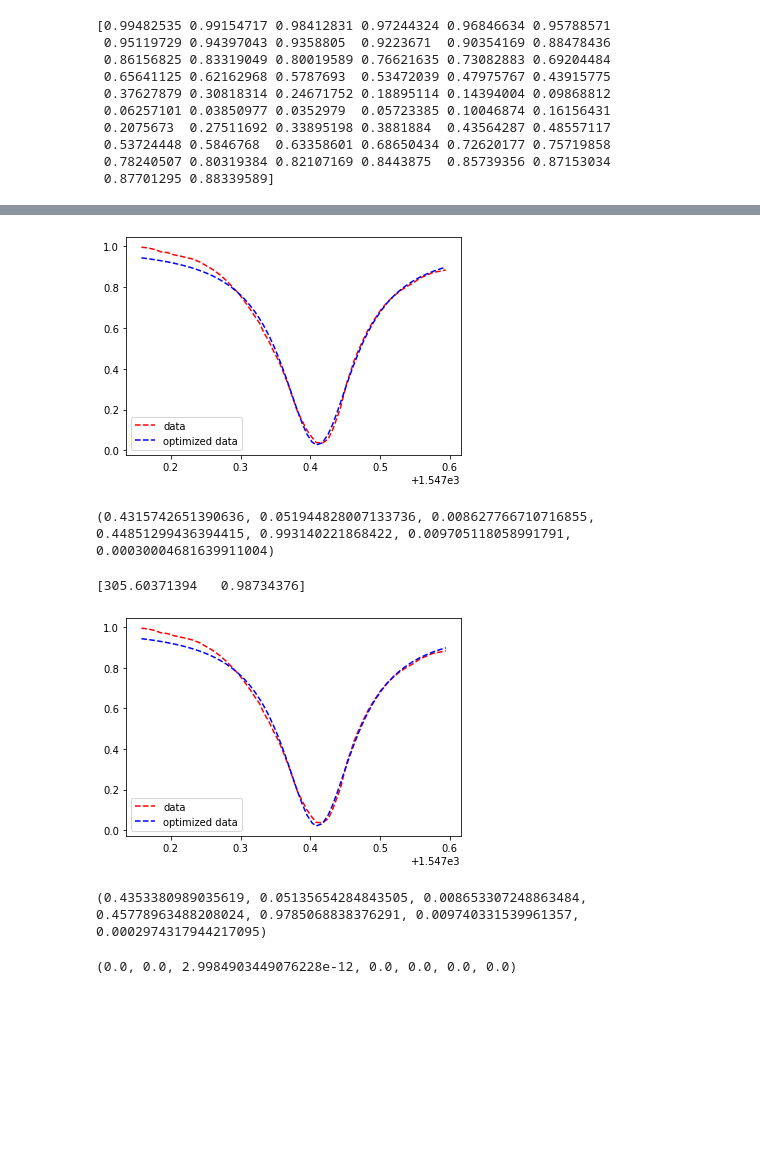
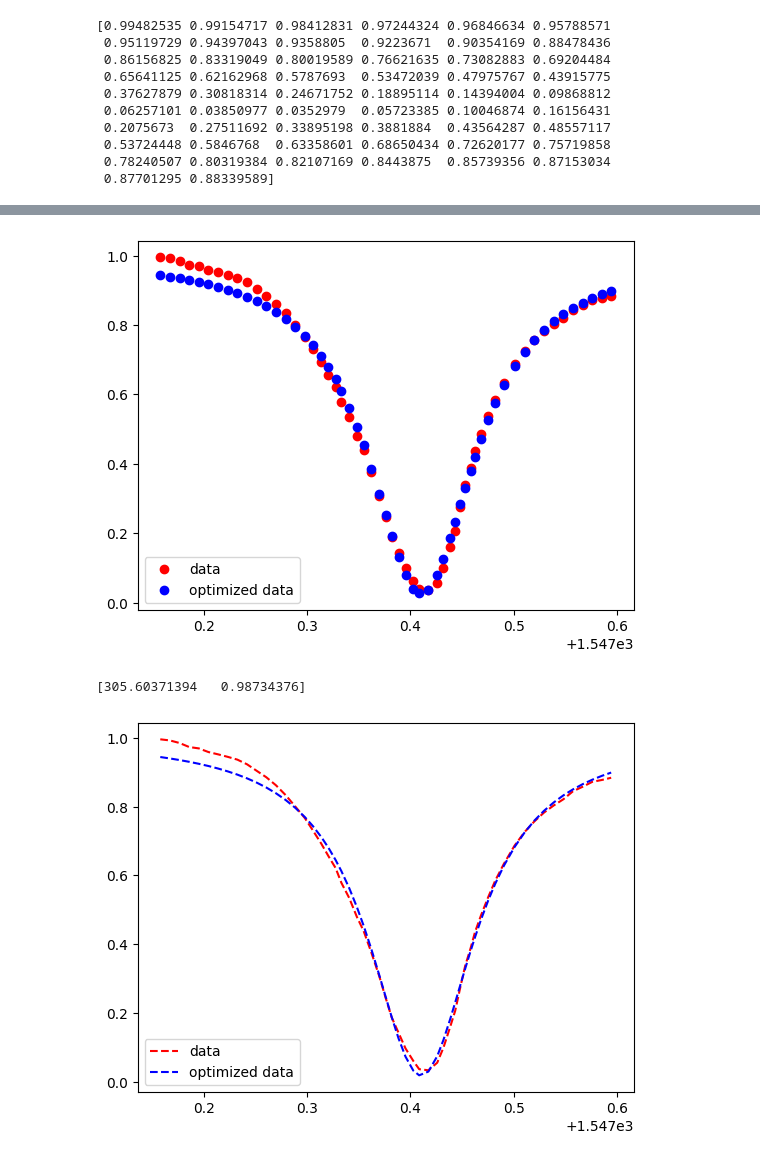
Before and after one commit to madelynnjm/Updated_Thesis, a Jupyter notebook: Falco/RT-code/RT-2V.ipynb, the cells around one changed output, grey strips where cells are left out. Saved outputs shown, nothing was run; the diff lists cells and outputs as text; code cells hidden in the pictures; blank space fills up the shorter version.

Commit message:
Finalizing Falco data and fixing graphs

```diff
--- a/Falco/RT-code/RT-2V.ipynb
+++ b/Falco/RT-code/RT-2V.ipynb
@@ -34,7 +17,7 @@ def similarity(x,exp_y,fit_y):
 # %%
 #extract the data
 
-Vn2_T= np.loadtxt("RT-Transmission-Data/-2V-RT-Data.csv", delimiter=",")
+Vn2_T= np.loadtxt("../RT-Transmission-Data/-2V-RT-Data.csv", delimiter=",")
 x = Vn2_T[:,0]
 y = Vn2_T[:,1]
 # %%
@@ -105,15 +88,13 @@ print(fit_params_arr)
 # %%
 fit_ans = Guess(x*1e-9,fit_params_arr[:,0], fit_params_arr[:,1])
 # %%
-plt.plot(x, y, '--', color ='red', label ="data")
-plt.plot(x, fit_ans, '--', color ='blue', label ="optimized data")
+plt.plot(x, y, 'o', color ='red', label ="data")
+plt.plot(x, fit_ans, 'o', color ='blue', label ="optimized data")
 plt.legend()
 plt.savefig("fitdata.png")
 plt.show()
-print(similarity(x,y,fit_ans))
 # %% [output]
-[figure, old version]
+[figure, new version]
-(0.4315742651390636, 0.051944828007133736, 0.008627766710716855, 0.44851299436394415, 0.993140221868422, 0.009705118058991791, 0.00030004681639911004)
 # %%
 #lets try fitting the r and coeff values
 
@@ -135,12 +116,6 @@ plt.plot(x, fit_ans, '--', color ='blue', label ="optimized data")
 plt.legend()
 plt.savefig("fitdata.png")
 plt.show()
-print(similarity(x,y,fit_ans))
 # %% [output]
 [305.60371394   0.98734376]
-[figure, old version]
+[figure, new version]
-(0.4353380989035619, 0.05135654284843505, 0.008653307248863484, 0.45778963488208024, 0.9785068838376291, 0.009740331539961357, 0.0002974317944217095)
-# %%
-print(similarity(x,y,y))
-# %% [output]
-(0.0, 0.0, 2.9984903449076228e-12, 0.0, 0.0, 0.0, 0.0)
```
Also changed, not shown: parts of 4 cells of this notebook, 19 other files.
